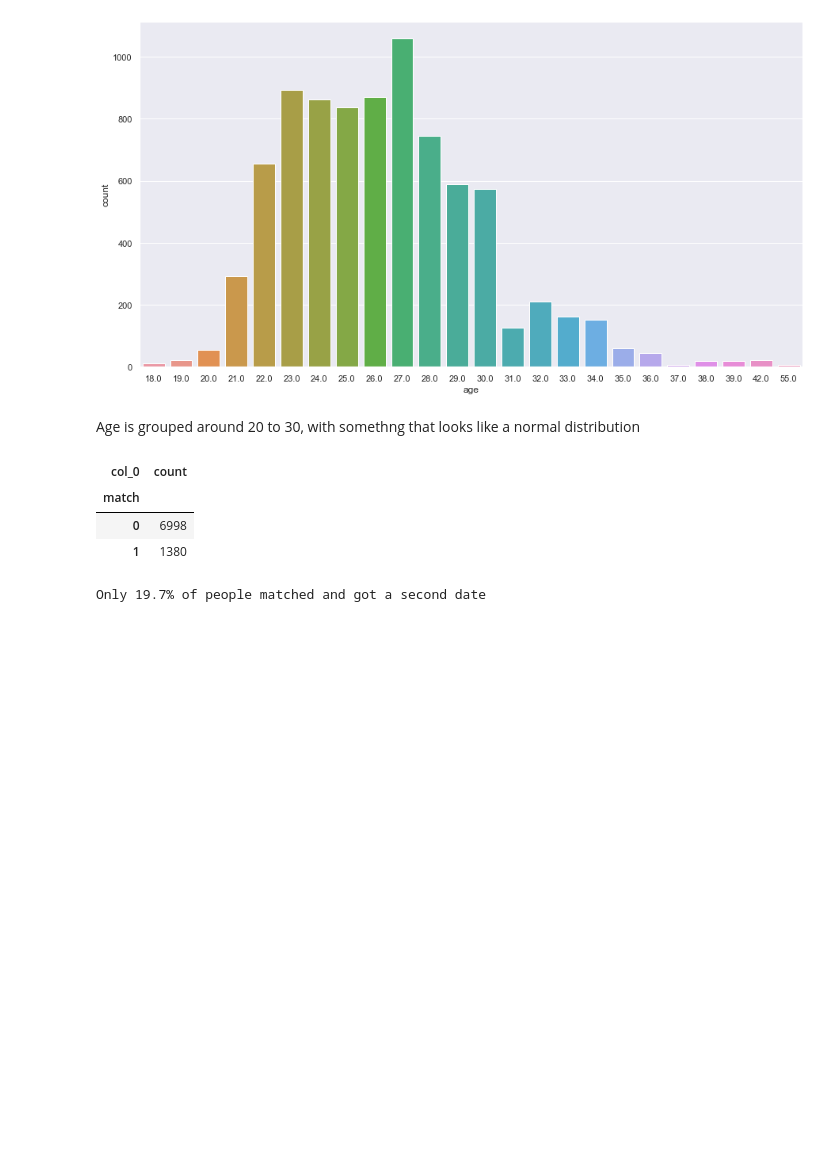
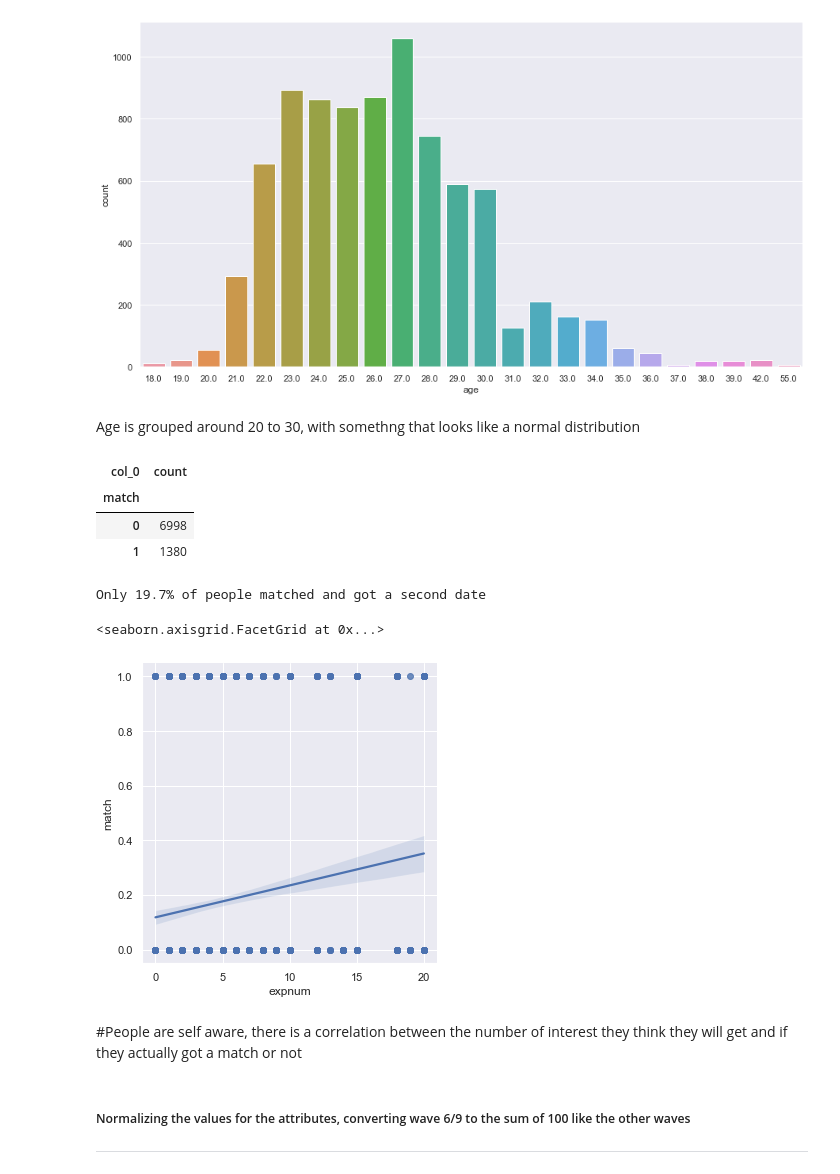
Before and after one commit to NicolasTFR/speeddating, a Jupyter notebook: speeddating.ipynb, the cells around one changed output. Saved outputs shown, nothing was run; the diff lists cells and outputs as text; code cells hidden in the pictures; blank space fills up the shorter version.

```diff
--- a/speeddating.ipynb
+++ b/speeddating.ipynb
@@ -98,3 +108,13 @@ pd.crosstab(index=df['match'],columns="count")
 print(f"Only {round(1380/6998,3)*100}% of people matched and got a second date")
 # %% [output]
 Only 19.7% of people matched and got a second date
+# %%
+sns.lmplot(x="expnum", y="match", data=df)
+# %% [output]
+<seaborn.axisgrid.FacetGrid at 0x...>
+[figure, added]
+# %% [markdown]
+#People are self aware, there is a correlation between the number of interest they think they will get and if they actually got a match or not
+# %% [markdown]
+##### Normalizing the values for the attributes, converting wave 6/9 to the sum of 100 like the other waves
+---
```
Also changed, not shown: parts of 12 cells of this notebook.
